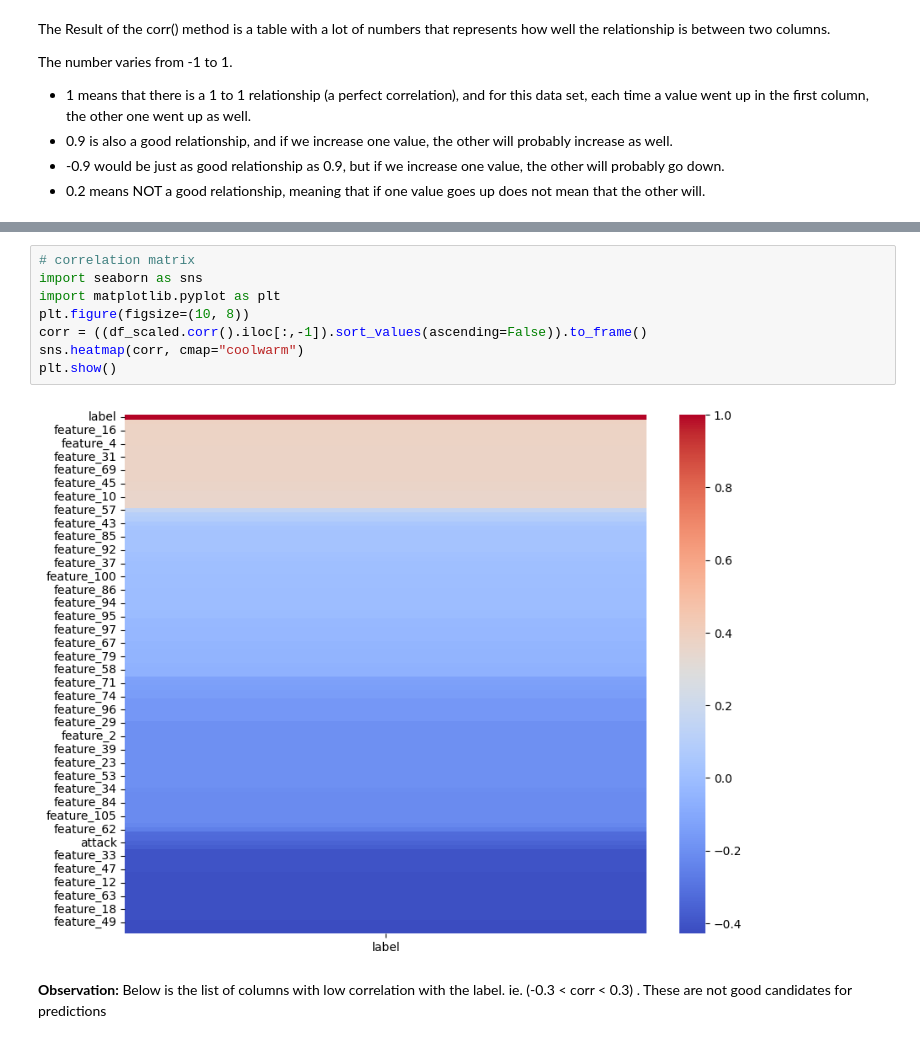
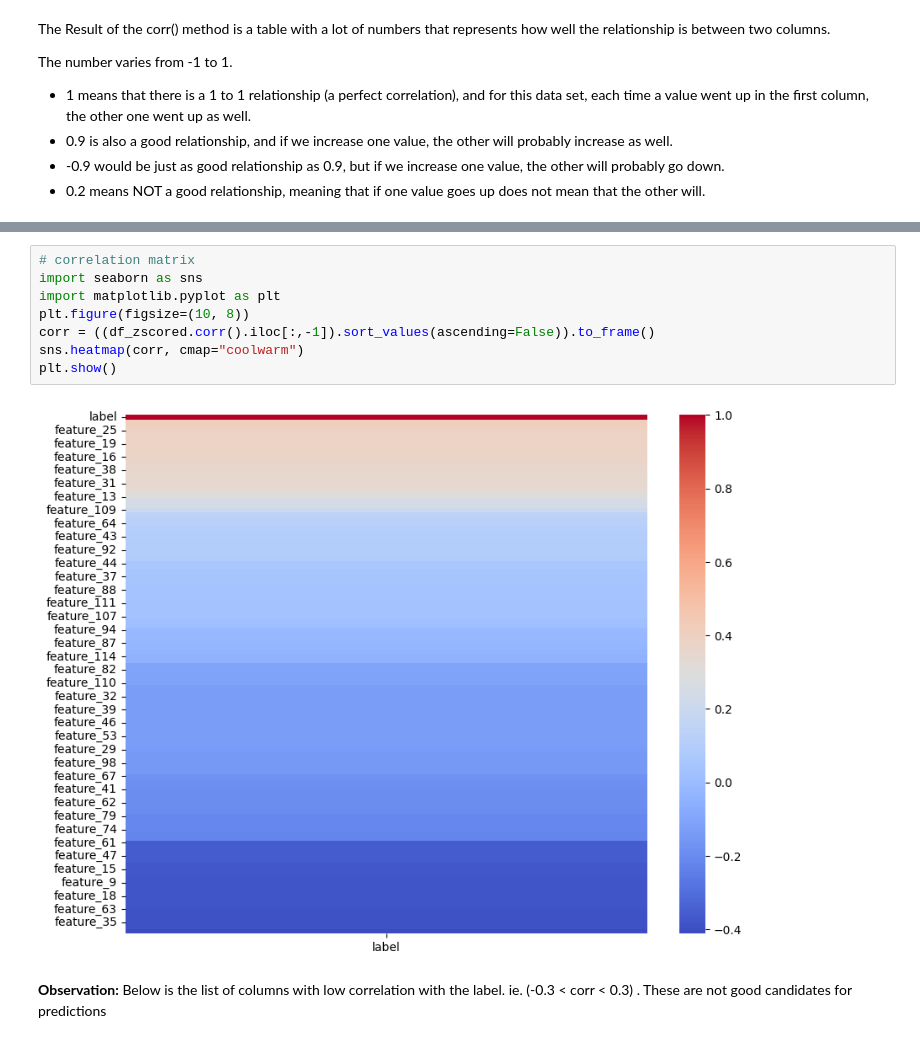
Before and after one commit to KB0129/research_scholar_kitsune, a Jupyter notebook: classcification.ipynb, the cells around one changed output, grey strips where cells are left out. Drawn from its saved outputs; the diff is of its cells as text.

```diff
--- a/classcification.ipynb
+++ b/classcification.ipynb
@@ -284,13 +281,13 @@ len(list(df_scaled))
 # %%
 # correlation matrix
 import seaborn as sns
 import matplotlib.pyplot as plt
 plt.figure(figsize=(10, 8))
-corr = ((df_scaled.corr().iloc[:,-1]).sort_values(ascending=False)).to_frame()
+corr = ((df_zscored.corr().iloc[:,-1]).sort_values(ascending=False)).to_frame()
 sns.heatmap(corr, cmap="coolwarm")
 plt.show()
 # %% [output]
-[figure, old version]
+[figure, new version]
 # %% [markdown]
 **Observation:** Below is the list of columns with low correlation with the label. ie. (-0.3 < corr < 0.3) . These are not good candidates for predictions
 # %% [markdown]
```
Also changed, not shown: parts of 29 cells of this notebook.
